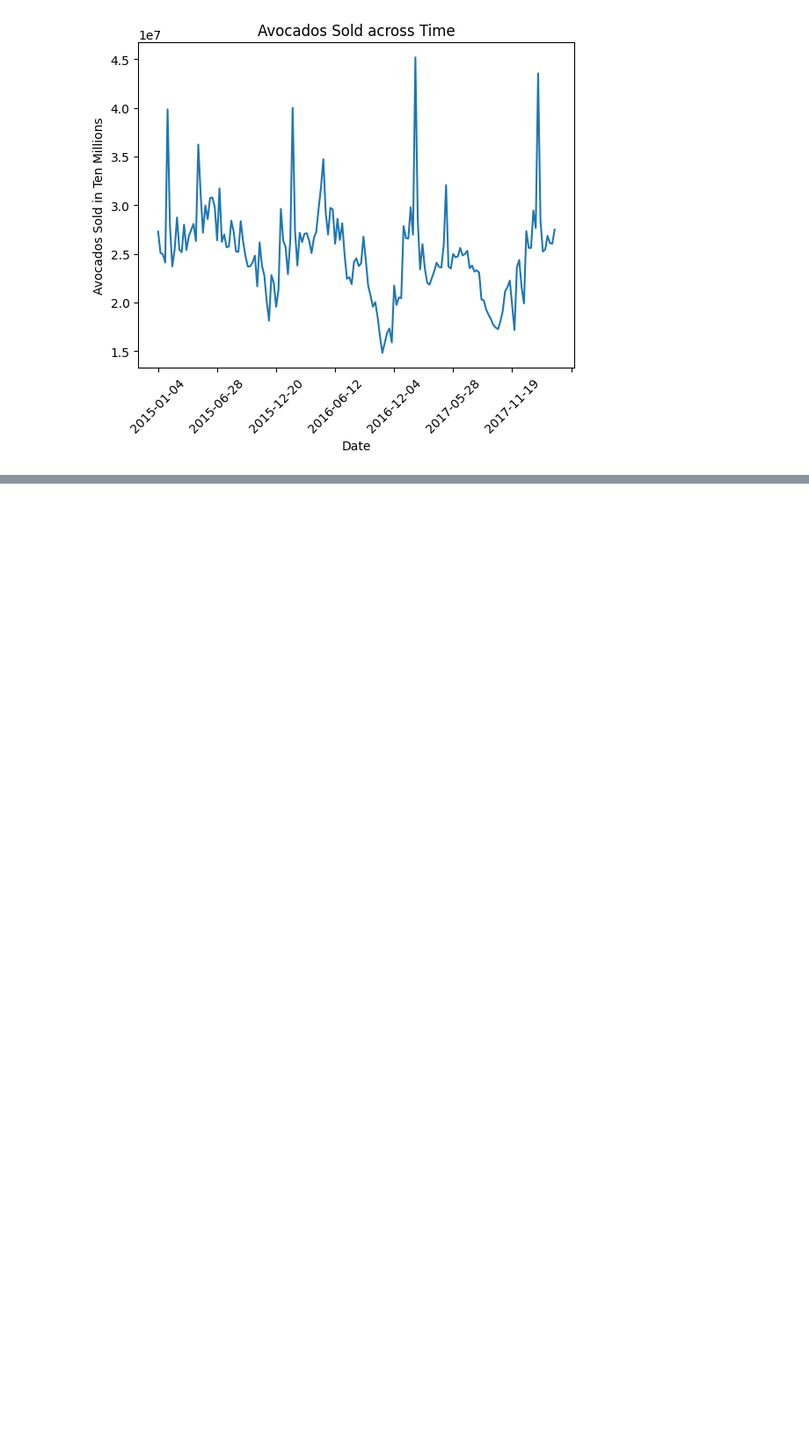
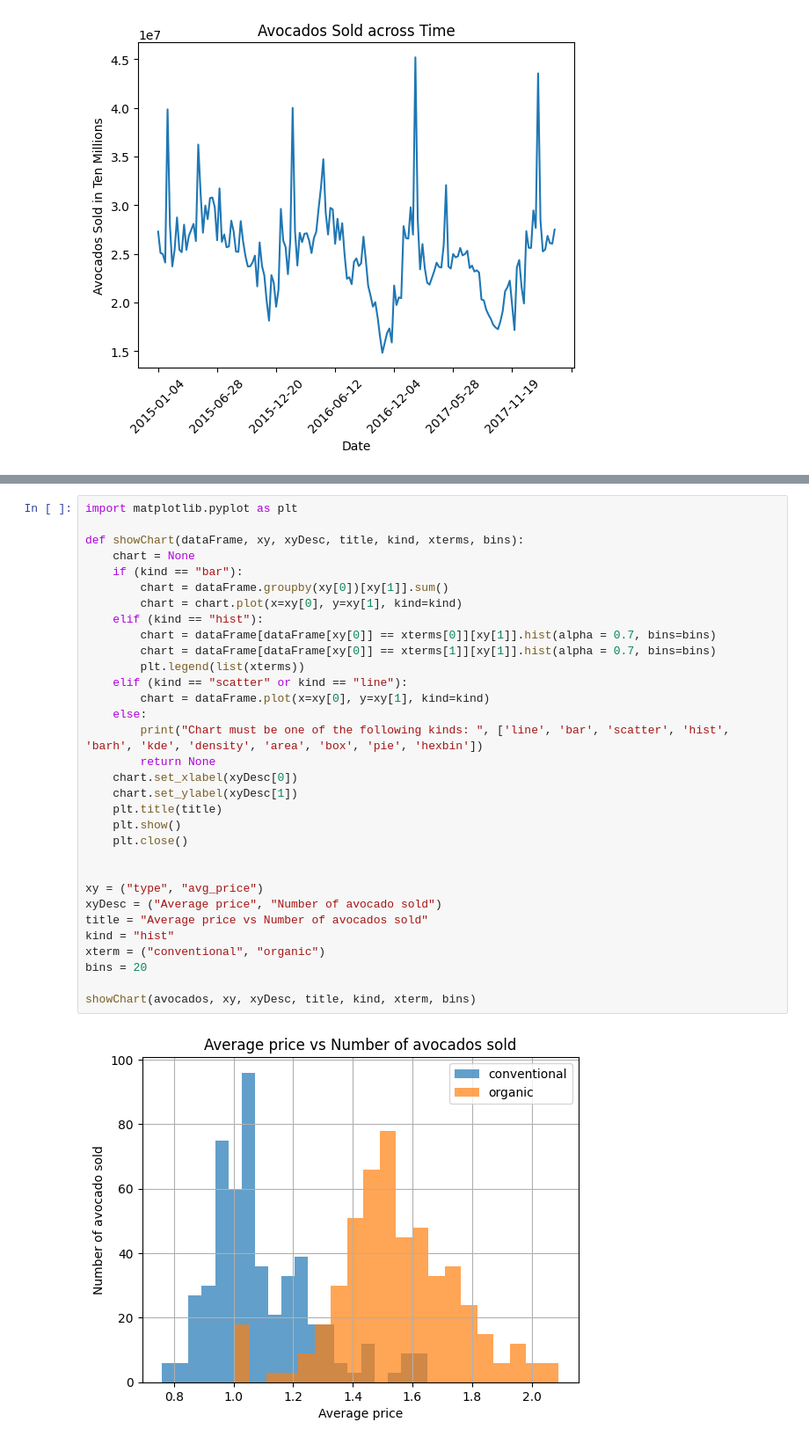
Before and after one commit to MuteBard/MachineLearningStudies, a Jupyter notebook: src/notes/Pandas/Datacamp_Pandas_Foundations/4_creatng_and_visualizing_dataframes.ipynb, the cells around one changed output, grey strips where cells are left out. Shown: that part at 88% size. Drawn from its saved outputs; the diff is of its cells as text; blank space fills up the shorter version.

```diff
--- a/src/notes/Pandas/Datacamp_Pandas_Foundations/4_creatng_and_visualizing_dataframes.ipynb
+++ b/src/notes/Pandas/Datacamp_Pandas_Foundations/4_creatng_and_visualizing_dataframes.ipynb
@@ -122,0 +134,34 @@ plt.close()
+# %%
+import matplotlib.pyplot as plt
+
+def showChart(dataFrame, xy, xyDesc, title, kind, xterms, bins):
+    chart = None
+    if (kind == "bar"):
+        chart = dataFrame.groupby(xy[0])[xy[1]].sum()
+        chart = chart.plot(x=xy[0], y=xy[1], kind=kind)
+    elif (kind == "hist"):
+        chart = dataFrame[dataFrame[xy[0]] == xterms[0]][xy[1]].hist(alpha = 0.7, bins=bins)
+        chart = dataFrame[dataFrame[xy[0]] == xterms[1]][xy[1]].hist(alpha = 0.7, bins=bins)
+        plt.legend(list(xterms))
+    elif (kind == "scatter" or kind == "line"):
+        chart = dataFrame.plot(x=xy[0], y=xy[1], kind=kind)
+    else:
+        print("Chart must be one of the following kinds: ", ['line', 'bar', 'scatter', 'hist', 'barh', 'kde', 'density', 'area', 'box', 'pie', 'hexbin'])
+        return None
+    chart.set_xlabel(xyDesc[0])
+    chart.set_ylabel(xyDesc[1])
+    plt.title(title)
+    plt.show()
+    plt.close()
+
+
+xy = ("type", "avg_price")
+xyDesc = ("Average price", "Number of avocado sold")
+title = "Average price vs Number of avocados sold"
+kind = "hist"
+xterm = ("conventional", "organic")
+bins = 20
+
+showChart(avocados, xy, xyDesc, title, kind, xterm, bins)
+# %% [output]
+[figure, added]
```
Also changed, not shown: parts of 8 cells of this notebook.
